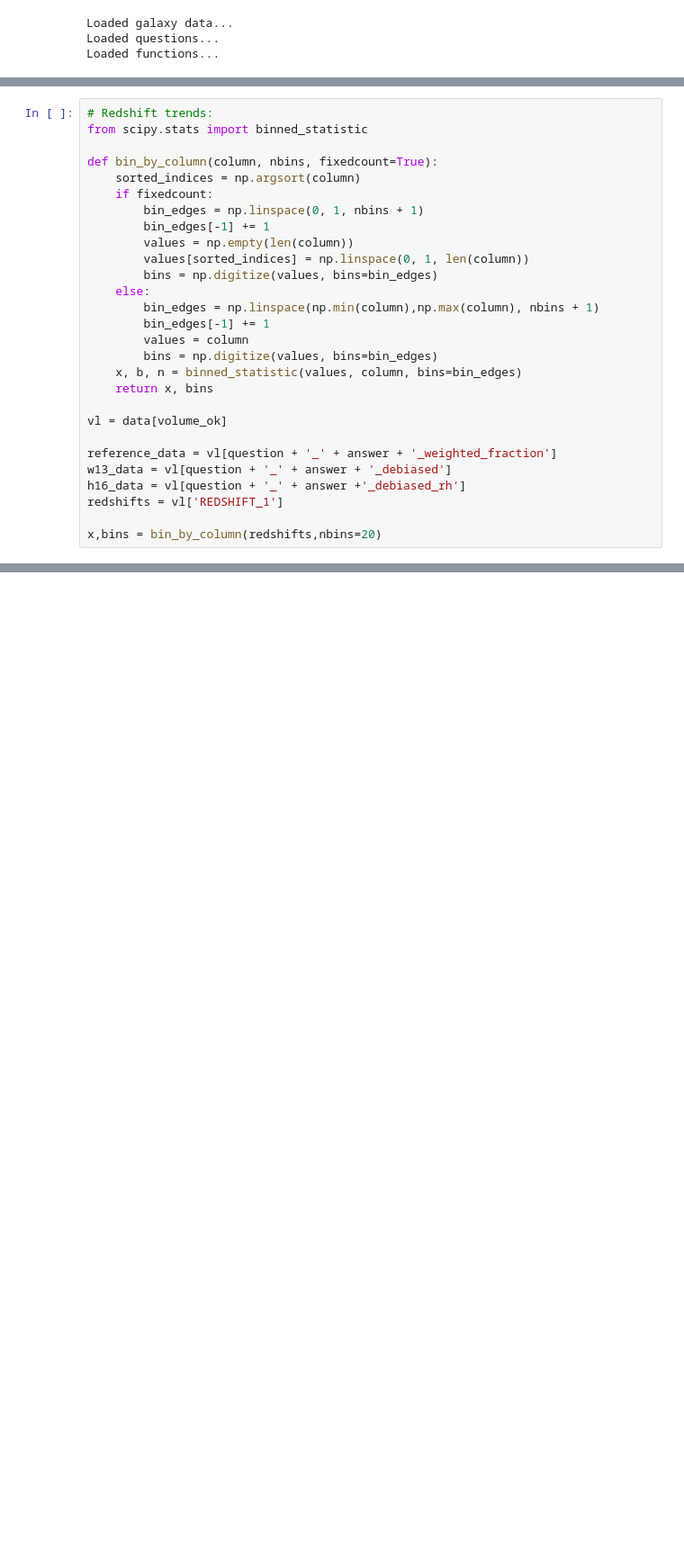
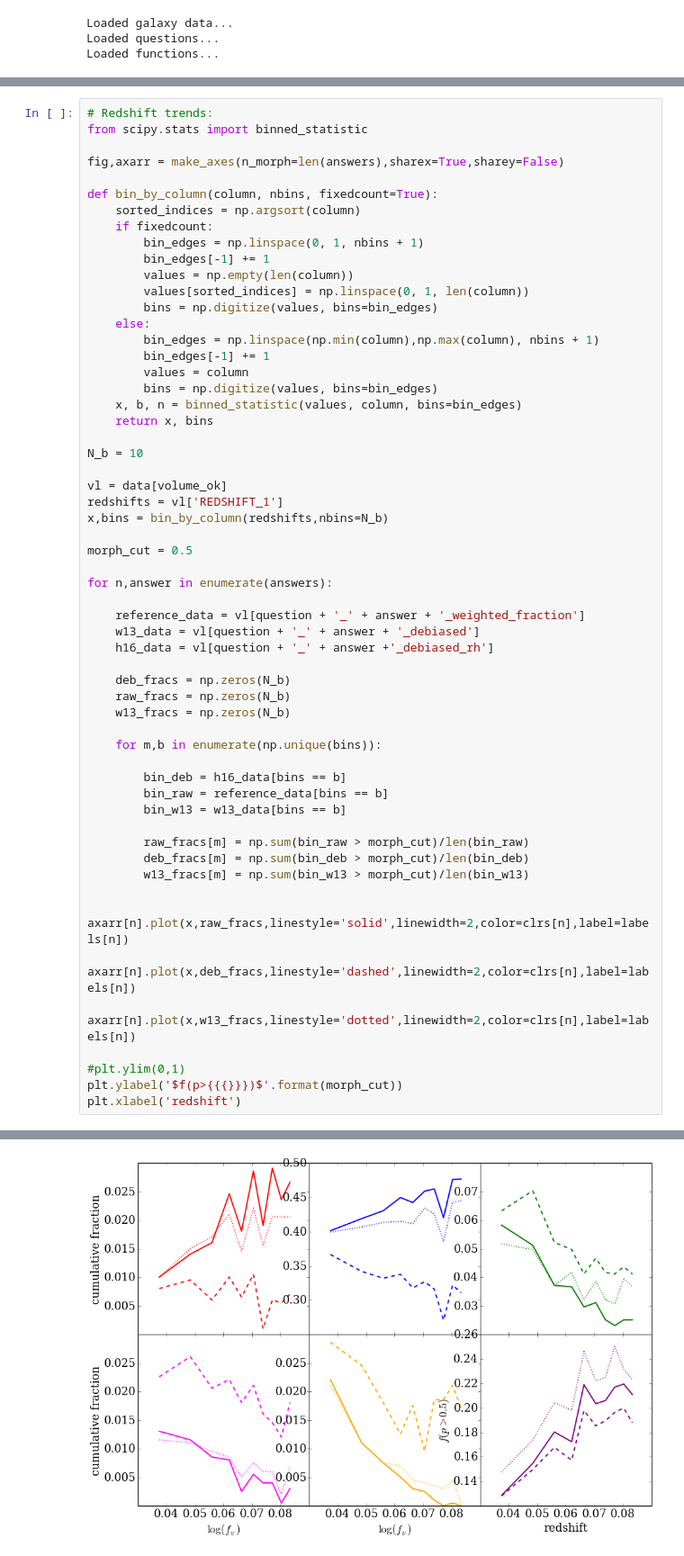
Before and after one commit to RossHart/Debiasing-testing-v2, a Jupyter notebook: Codes/debiasing_report.ipynb, the cells around one changed output, grey strips where cells are left out. Shown at 90% size. Cells and saved outputs as stored; diff of their text form; blank space fills up the shorter version.

```diff
--- a/Codes/debiasing_report.ipynb
+++ b/Codes/debiasing_report.ipynb
@@ -324,6 +353,8 @@ raw_debiased_scatter(full_data,method='bin',volume_limit=True)
 # %%
 # Redshift trends:
 from scipy.stats import binned_statistic
+
+fig,axarr = make_axes(n_morph=len(answers),sharex=True,sharey=False)
 
 def bin_by_column(column, nbins, fixedcount=True):
     sorted_indices = np.argsort(column)
@@ -341,11 +372,39 @@ def bin_by_column(column, nbins, fixedcount=True):
     x, b, n = binned_statistic(values, column, bins=bin_edges)
     return x, bins
 
+N_b = 10
+
 vl = data[volume_ok]
+redshifts = vl['REDSHIFT_1']
+x,bins = bin_by_column(redshifts,nbins=N_b)
 
-reference_data = vl[question + '_' + answer + '_weighted_fraction']
-w13_data = vl[question + '_' + answer + '_debiased']
-h16_data = vl[question + '_' + answer +'_debiased_rh']
-redshifts = vl['REDSHIFT_1']
+morph_cut = 0.5
 
-x,bins = bin_by_column(redshifts,nbins=20)
+for n,answer in enumerate(answers):
+
+    reference_data = vl[question + '_' + answer + '_weighted_fraction']
+    w13_data = vl[question + '_' + answer + '_debiased']
+    h16_data = vl[question + '_' + answer +'_debiased_rh']
+
+    deb_fracs = np.zeros(N_b)
+    raw_fracs = np.zeros(N_b)
+    w13_fracs = np.zeros(N_b)
+
+    for m,b in enumerate(np.unique(bins)):
+
+        bin_deb = h16_data[bins == b]
+        bin_raw = reference_data[bins == b]
+        bin_w13 = w13_data[bins == b]
+
+        raw_fracs[m] = np.sum(bin_raw > morph_cut)/len(bin_raw)
+        deb_fracs[m] = np.sum(bin_deb > morph_cut)/len(bin_deb)
+        w13_fracs[m] = np.sum(bin_w13 > morph_cut)/len(bin_w13)
+
+    axarr[n].plot(x,raw_fracs,linestyle='solid',linewidth=2,color=clrs[n],label=labels[n])
+    axarr[n].plot(x,deb_fracs,linestyle='dashed',linewidth=2,color=clrs[n],label=labels[n])
+    axarr[n].plot(x,w13_fracs,linestyle='dotted',linewidth=2,color=clrs[n],label=labels[n])
+
+#plt.ylim(0,1)
+plt.ylabel('$f(p>{{{}}})$'.format(morph_cut))
+plt.xlabel('redshift')
+# %% [output]
@@ -351,0 +412 @@ x,bins = bin_by_column(redshifts,nbins=20)
+[figure, added]
```
Also changed, not shown: parts of 9 cells of this notebook, 3 other files.
